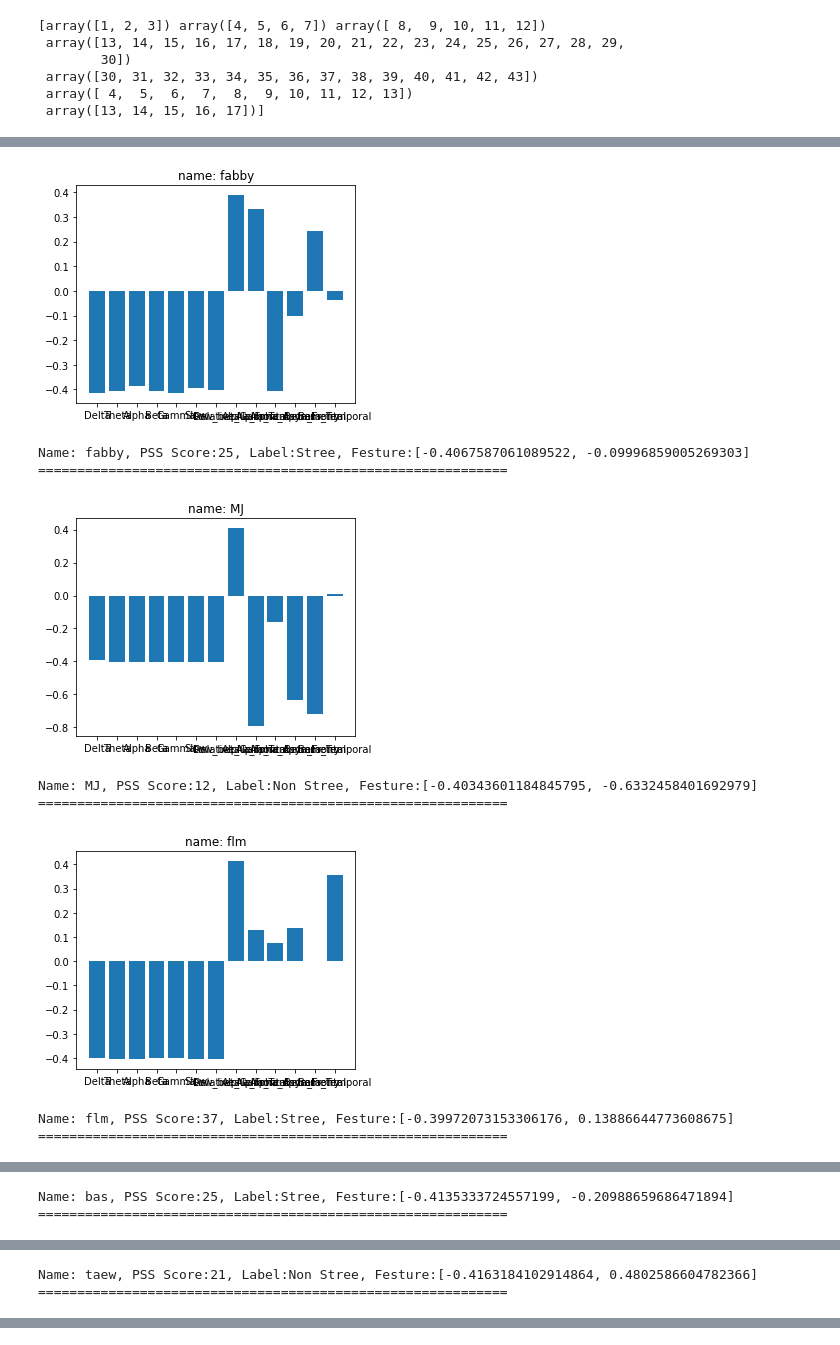
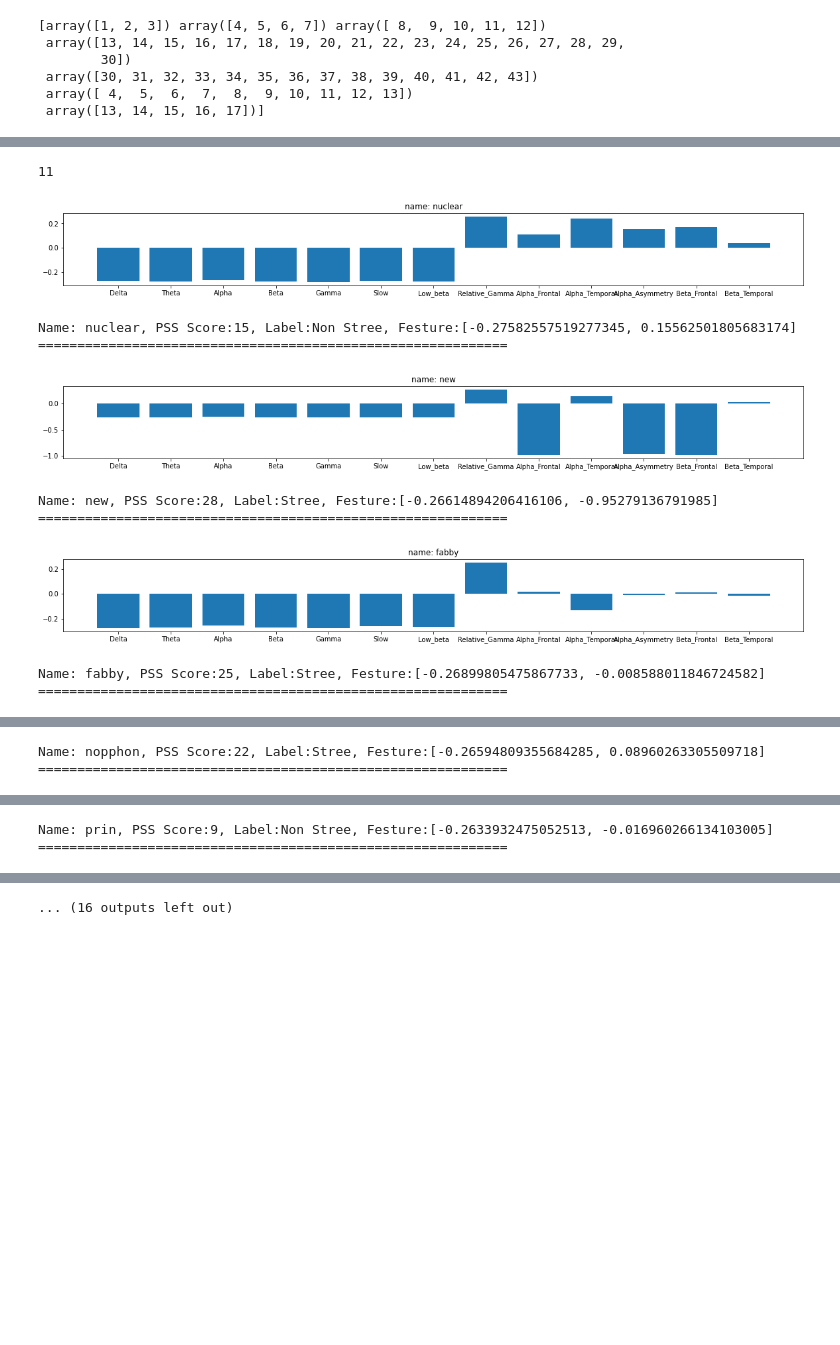
Before and after one commit to akraradets/2021JanHCI, a Jupyter notebook: 1.5.1-Rapid/analyze.ipynb, the cells around one changed output, grey strips where cells are left out. Cells and saved outputs as stored; diff of their text form; code cells hidden in the pictures; blank space fills up the shorter version.

```diff
--- a/1.5.1-Rapid/analyze.ipynb
+++ b/1.5.1-Rapid/analyze.ipynb
@@ -41,9 +49,9 @@ with tqdm(pd_raws) as pbar:
         raw = dataframe_to_raw(pd_raw, sfreq=sampling_rate)
         raws.append(raw)
 # %%
-data = raws[participants.index('mind')]
-data.filter(l_freq=1,h_freq=None, method='iir', iir_params={'order':3.0, 'ftype':'butter'}, verbose=False) # Slow drift
-data.notch_filter(freqs=[50])
-data.plot_psd()
-pass
+for index,raw in enumerate(raws):
+    print(index, participants[index])
+    raw.filter(l_freq=1,h_freq=None, method='iir', iir_params={'order':3.0, 'ftype':'butter'}, verbose=False) # Slow drift
+    raw.notch_filter(freqs=[50])
+    raw.plot_psd()
 # %% [output]
@@ -79,7 +99,7 @@ for raw in raws:
     b_f3, b_f4 = None, None
     b_t7, b_t8 = None, None
     for index, band in enumerate(bands):
-        power,freq = mne.time_frequency.psd_welch(raw,n_fft=125, verbose=True)
+        power,freq = mne.time_frequency.psd_welch(raw,n_fft=125, verbose=False)
         power = 10 * np.log10(power)
         data = power[::,band].mean(axis=1).reshape(1,-1)
         # for asym
@@ -171,6 +186,7 @@ print(features)
 # %%
 # Normalize
-f_norm = normalize(features, axis=0)
+f_norm = normalize(features.copy(), axis=0)
+# f_norm = NormJa(features.copy().T).T
 # f_n
-print(f_norm.shape)
+print(f_norm)
 # %% [output]
@@ -186,37 +218,52 @@ scores = {
     "flm": 37,
     "mind": 22,
     "taew": 21,
-    "MJ": 12
+    "MJ": 12,
+    "nopphon":22,
+    "boss":22,
+    "film":18,
+    "new":28,
+    "nice":18,
+    "nuclear":15,
+    "pang":29,
+    "prin":9
 }
+# %%
+sum(np.array(list(scores.values()))<22)
+# %% [output]
+11
 # %%
 # plt.plot(feature)
 feature_names = list(band_names)
 feature_names.append('Relative_Gamma')
 feature_names.append('Alpha_Frontal')
 feature_names.append('Alpha_Temporal')
 feature_names.append('Alpha_Asymmetry')
 feature_names.append('Beta_Frontal')
 feature_names.append('Beta_Temporal')
 feature_names = np.array(feature_names)
 feature_names[[3,10]]
+X,y = [], []
 for index,participant in enumerate(participants):
-    fig,ax = plt.subplots(figsize=(5,4))
+    fig,ax = plt.subplots(figsize=(20,2))
     # ax.bar(feature_names[[3,10]],list(f_norm[index,:][[3,10]].reshape(-1)), capsize=10)
     ax.bar(feature_names,list(f_norm[index,:].reshape(-1)), capsize=10)
     ax.set_title(f"name: {participant}")
     plt.show()
-    label = 'Stree'
-    if(scores[participant] < 23):
-        label = 'Non Stree'
+    label,cat = 'Stree',0
+    if(scores[participant] < 22):
+        label,cat = 'Non Stree',1
+    X.append(list(f_norm[index,:].reshape(-1)))
+    y.append(cat)
     print(f"Name: {participant}, PSS Score:{scores[participant]}, Label:{label}, Festure:{list(f_norm[index,:][[3,10]].reshape(-1))}")
     print("============================================================")
 # %% [output]
-[figure, old version]
+[figure, new version]
-Name: fabby, PSS Score:25, Label:Stree, Festure:[-0.4067587061089522, -0.09996859005269303]
+Name: nuclear, PSS Score:15, Label:Non Stree, Festure:[-0.27582557519277345, 0.15562501805683174]
 ============================================================
-[figure, old version]
+[figure, new version]
-Name: MJ, PSS Score:12, Label:Non Stree, Festure:[-0.40343601184845795, -0.6332458401692979]
+Name: new, PSS Score:28, Label:Stree, Festure:[-0.26614894206416106, -0.95279136791985]
 ============================================================
-[figure, old version]
+[figure, new version]
-Name: flm, PSS Score:37, Label:Stree, Festure:[-0.39972073153306176, 0.13886644773608675]
+Name: fabby, PSS Score:25, Label:Stree, Festure:[-0.26899805475867733, -0.008588011846724582]
 ============================================================
@@ -224,2 +271,2 @@ Name: flm, PSS Score:37, Label:Stree, Festure:[-0.39972073153306176, 0.138866447
-Name: bas, PSS Score:25, Label:Stree, Festure:[-0.4135333724557199, -0.20988659686471894]
+Name: nopphon, PSS Score:22, Label:Stree, Festure:[-0.26594809355684285, 0.08960263305509718]
 ============================================================
@@ -227,2 +274,2 @@ Name: bas, PSS Score:25, Label:Stree, Festure:[-0.4135333724557199, -0.209886596
-Name: taew, PSS Score:21, Label:Non Stree, Festure:[-0.4163184102914864, 0.4802586604782366]
+Name: prin, PSS Score:9, Label:Non Stree, Festure:[-0.2633932475052513, -0.016960266134103005]
 ============================================================
@@ -231 +278,2 @@ Name: mind, PSS Score:22, Label:Non Stree, Festure:[-0.4094865165653498, -0.5431
 ============================================================
+... (16 outputs left out)
```
Also changed, not shown: parts of 11 cells of this notebook, 8 other files.
